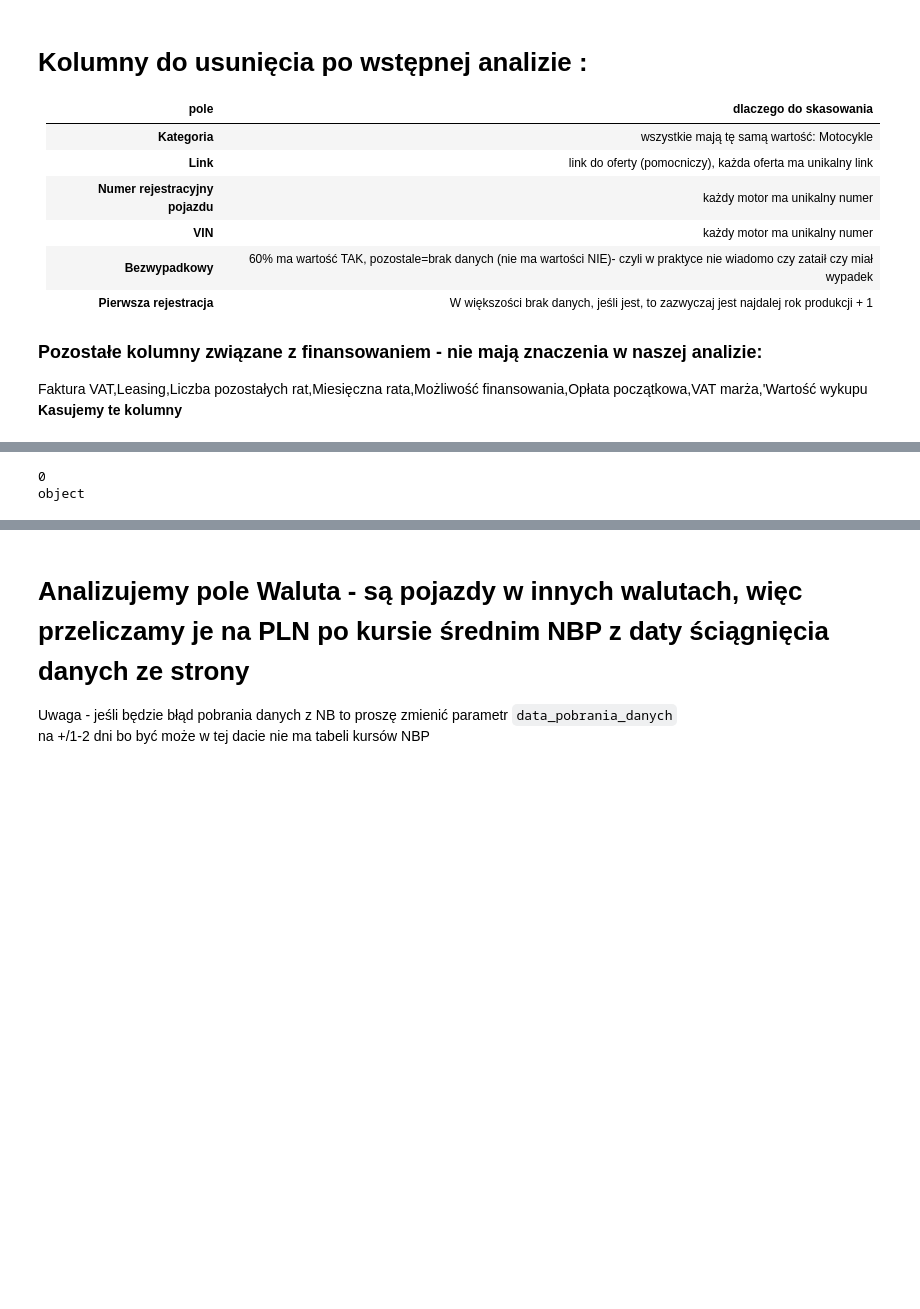
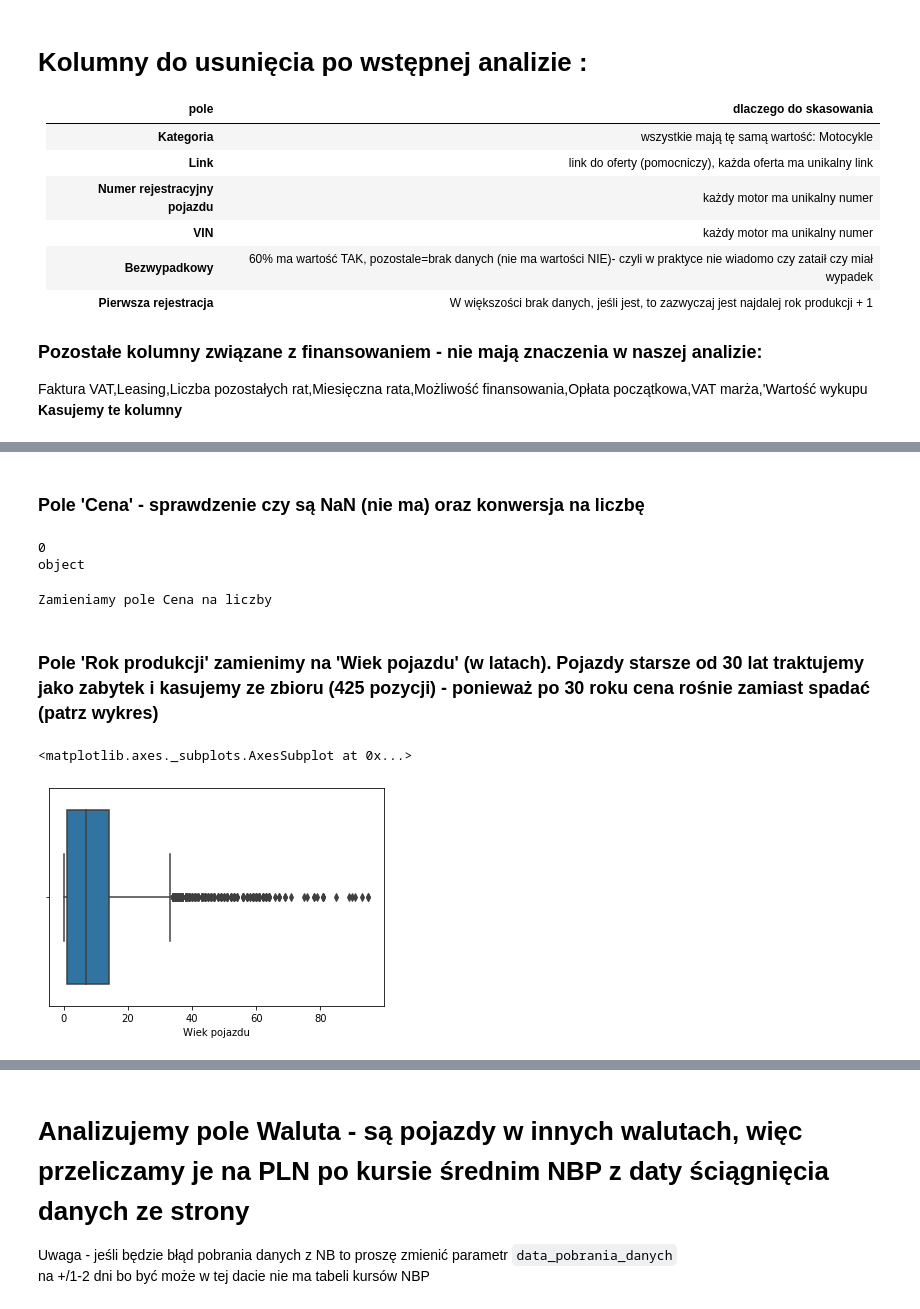
Before and after one commit to kordirko/motory, a Jupyter notebook: projekt_zaliczeniowy.ipynb, the cells around one changed output, grey strips where cells are left out. Drawn from its saved outputs; the diff is of its cells as text; code cells hidden in the pictures; blank space fills up the shorter version.

Commit message:
analiza danych cz X

```diff
--- a/projekt_zaliczeniowy.ipynb
+++ b/projekt_zaliczeniowy.ipynb
@@ -7,6 +7,7 @@ Dane z dnia 2019-04-19 już są pobrane do pliku ./scrapy_motory/motory.json
 # %%
 # data pobrania danych - posłuży nam potem do przeliczalnia na PLN po kursie średnim sz tego dnia
 data_pobrania_danych='2019-02-01'
+rok_pobrania_danych=int(data_pobrania_danych[:4])
 # %%
 #%%cmd
 #cd scrapy_motory
@@ -125,9 +129,9 @@ dane.describe()
 Faktura VAT,Leasing,Liczba pozostałych rat,Miesięczna rata,Możliwość finansowania,Opłata początkowa,VAT marża,'Wartość wykupu<br>
 **Kasujemy te kolumny**
 # %%
-skasuj_kolumny=[
+kolumny_do_skasowania=[
     'Lokalizacja','Kategoria','Link','Numer rejestracyjny pojazdu','VIN','Bezwypadkowy','Pierwsza rejestracja',
     'Faktura VAT','Leasing','Liczba pozostałych rat','Miesięczna rata','Możliwość finansowania',
     'Opłata początkowa','VAT marża','Wartość wykupu'
 ]
-dane.drop(columns=skasuj_kolumny, inplace=True)
+wiersze_do_skasowania = []
@@ -143 +191,3 @@ dane.head()
+# %% [markdown]
+### Pole 'Cena' - sprawdzenie czy są NaN (nie ma) oraz konwersja na liczbę
 # %%
@@ -149,8 +200,26 @@ object
 # %%
 # Separatorem dziesiętnym w polu Cena jest przecinek - ustawimy locale aby odpowiednio to obsłużył
 import locale
-locale.setlocale(locale.LC_ALL,'pl_PL')
 
-dane['Cena'] = pd.to_numeric(dane['Cena'], errors='coerce')
-# Kasujemy wiersze które nie mają ceny
-dane.drop(dane[dane['Cena'].isnull()].index,axis=0,inplace=True)
+def zamiana_ceny_na_liczbe(zbior):
+    print('Zamieniamy pole Cena na liczby')
+    locale.setlocale(locale.LC_ALL,'pl_PL')
+    zbior['Cena'] = pd.to_numeric(zbior['Cena'], errors='coerce')
+    # Kasujemy wiersze które nie mają ceny
+    dane.drop(zbior[zbior['Cena'].isnull()].index,axis=0,inplace=True)
+
+zamiana_ceny_na_liczbe(dane)
+# %% [output]
+Zamieniamy pole Cena na liczby
+# %% [markdown]
+### Pole 'Rok produkcji' zamienimy na 'Wiek pojazdu' (w latach). Pojazdy starsze od 30 lat traktujemy jako zabytek i kasujemy ze zbioru (425 pozycji) - ponieważ po 30 roku cena rośnie zamiast spadać (patrz wykres)
+# %%
+
+wiek_pojazdu = (rok_pobrania_danych - dane['Rok produkcji'].astype(int)).rename('Wiek pojazdu')
+
+# zamien_rok_produkcji_na_wiek(dane)
+# funkcje.append(zamien_rok_produkcji_na_wiek)
+sns.boxplot(x=wiek_pojazdu)
+# %% [output]
+<matplotlib.axes._subplots.AxesSubplot at 0x...>
+[figure, added]
```
Also changed, not shown: parts of 101 cells of this notebook, 1 other file.
